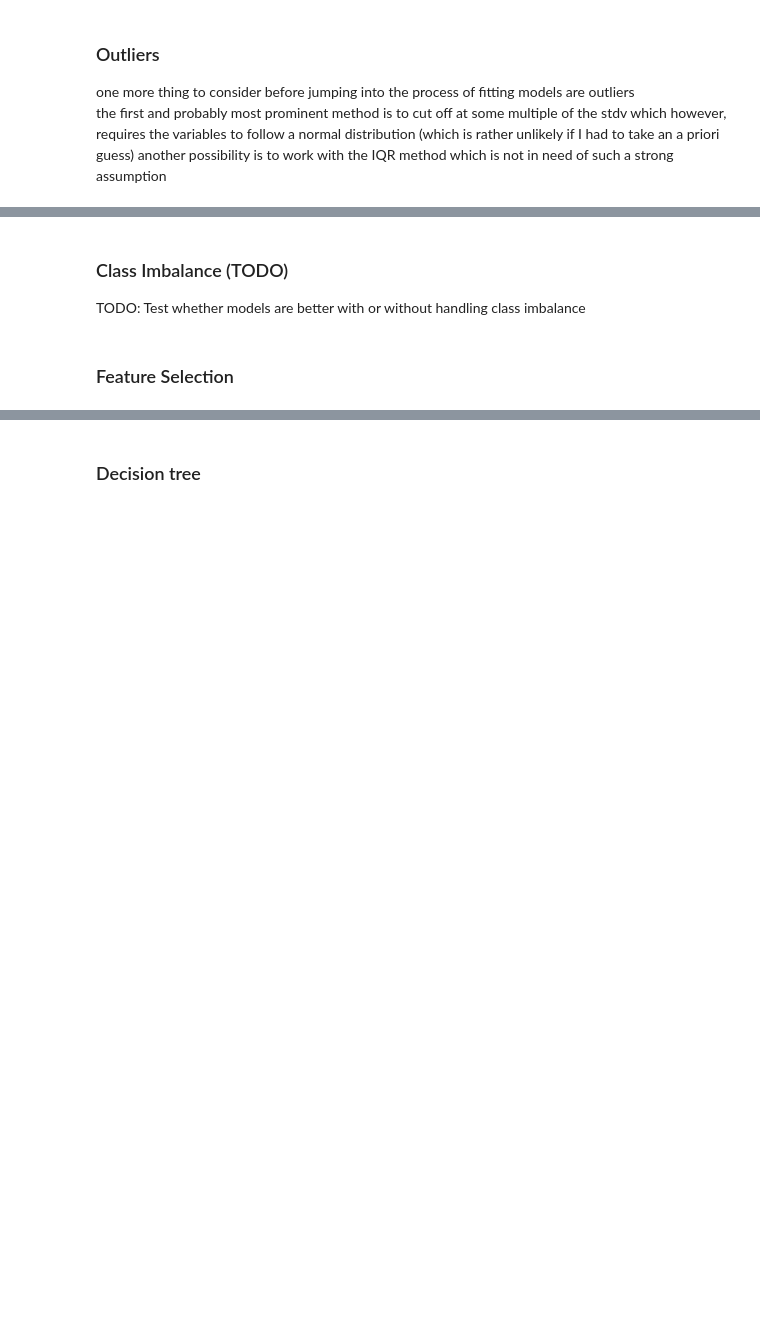
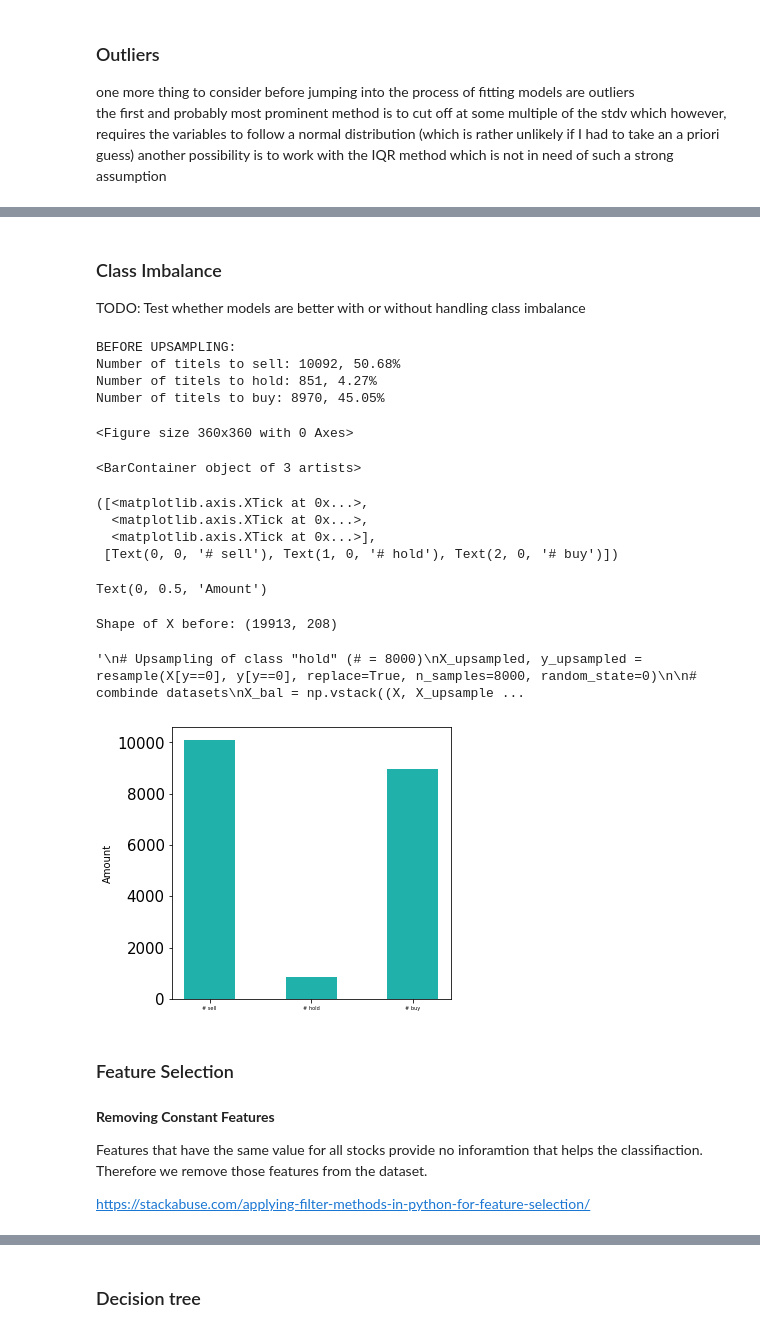
Before and after one commit to AtK42/ML_stonks_2021, a Jupyter notebook: Group2_ML_Project.ipynb, the cells around one changed output, grey strips where cells are left out. Saved outputs shown, nothing was run; the diff lists cells and outputs as text; code cells hidden in the pictures; blank space fills up the shorter version.

```diff
--- a/Group2_ML_Project.ipynb
+++ b/Group2_ML_Project.ipynb
@@ -1469,0 +1517,24 @@ feat_labels = df.columns[:-1]
+# %%
+#convert df_all_imputed to a dataframe
+df_all_imputed = pd.DataFrame(df_all_imputed)
+
+#we create a oultier-corrected dataframe over all five years (IQR Method)
+df_all_imputed_outliercorrected = IQR_outlier_manager(df_all_imputed)
+df_all_imputed_outliercorrected
+
+
+df = df_all_imputed_outliercorrected
+
+df.drop(['PRICE_VAR', 'Class', 'year'], axis=1, inplace = True)
+
+X = df.drop(['recommendation'], axis=1, inplace=False)
+y = df['recommendation']
+
+feat_labels = df.columns.tolist()
+feat_labels.remove('recommendation')
+
+feat_labels = np.array(feat_labels)
+print(len(feat_labels))
+
+print(df.shape)
+print(X.shape)
@@ -1470,5 +1558,5 @@ feat_labels = df.columns[:-1]
 # %% [markdown]
-### Class Imbalance (TODO)
+### Class Imbalance
 
 TODO: Test whether models are better with or without handling class imbalance
 # %%
@@ -1492,34 +1580,55 @@ print('Number of titels to buy: {}, {:.2%}\n'.format(n_buy, n_buy/sum_n))
 
 # plot amounts
 plt.figure(figsize=(5, 5))
 plt.bar(range(3), [n_sell, n_hold, n_buy], width=0.5, align ='center', color='lightseagreen')
 plt.xticks(range(3), ['# sell', '# hold', '# buy'])
 plt.ylabel('Amount')
 
 
 print('Shape of X before: {}'.format(X.shape))
 
 # TODO: dealing with class imbalance necessary??
-
 '''
 # Upsampling of class "hold" (# = 8000)
 X_upsampled, y_upsampled = resample(X[y==0], y[y==0], replace=True, n_samples=8000, random_state=0)
 
 # combinde datasets
 X_bal = np.vstack((X, X_upsampled))
 y_bal = np.hstack((y, y_upsampled))
 
 print('Shape of X_bal after: {}\n'.format(X_bal.shape))
 
 n_hold_new = np.sum(y_bal == 0)
 sum_new = n_sell+n_hold_new+n_buy
 
 print('AFTER UPSAMPLING:')
 print('Number of titels to sell: {}, {:.2%}'.format(n_sell, n_sell/sum_new))
 print('Number of titels to hold: {}, {:.2%}'.format(n_hold_new, n_hold_new/sum_new))
 print('Number of titels to buy: {}, {:.2%}'.format(n_buy, n_buy/sum_new))
 
-df.shape
+X = X_bal
+y = y_bal
 '''
+# %% [output]
+BEFORE UPSAMPLING:
+Number of titels to sell: 10092, 50.68%
+Number of titels to hold: 851, 4.27%
+Number of titels to buy: 8970, 45.05%
+<Figure size 360x360 with 0 Axes>
+<BarContainer object of 3 artists>
+([<matplotlib.axis.XTick at 0x...>,
+  <matplotlib.axis.XTick at 0x...>,
+  <matplotlib.axis.XTick at 0x...>],
+ [Text(0, 0, '# sell'), Text(1, 0, '# hold'), Text(2, 0, '# buy')])
+Text(0, 0.5, 'Amount')
+Shape of X before: (19913, 208)
+'\n# Upsampling of class "hold" (# = 8000)\nX_upsampled, y_upsampled = resample(X[y==0], y[y==0], replace=True, n_samples=8000, random_state=0)\n\n# combinde datasets\nX_bal = np.vstack((X, X_upsample ...
+[figure, added]
 # %% [markdown]
 ### Feature Selection
+# %% [markdown]
+**Removing Constant Features**
+
+Features that have the same value for all stocks provide no inforamtion that helps the classifiaction. Therefore we remove those features from the dataset.
+
+https://stackabuse.com/applying-filter-methods-in-python-for-feature-selection/
```
Also changed, not shown: parts of 48 cells of this notebook.
